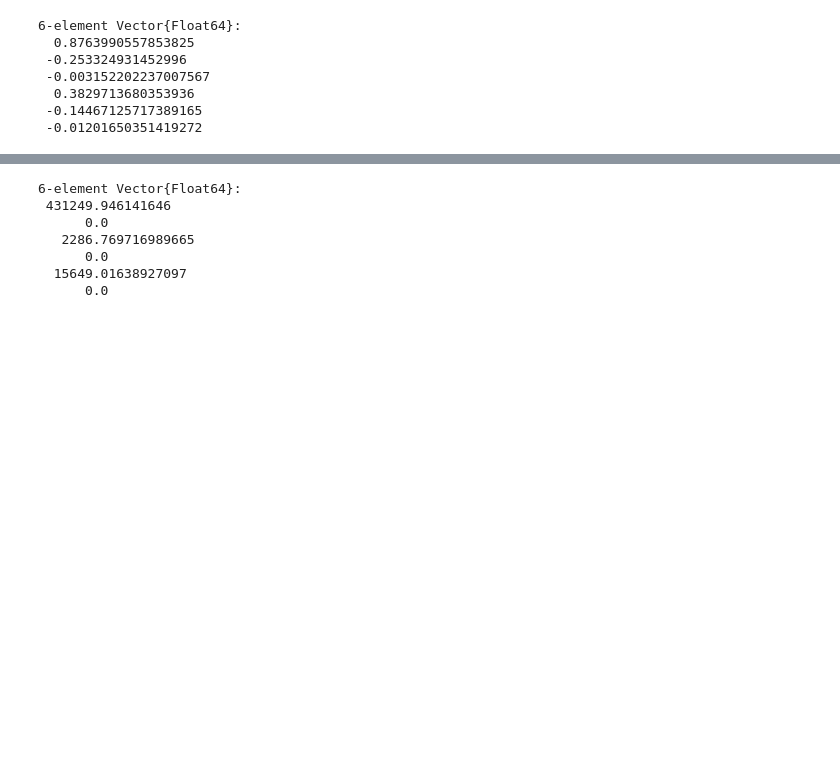
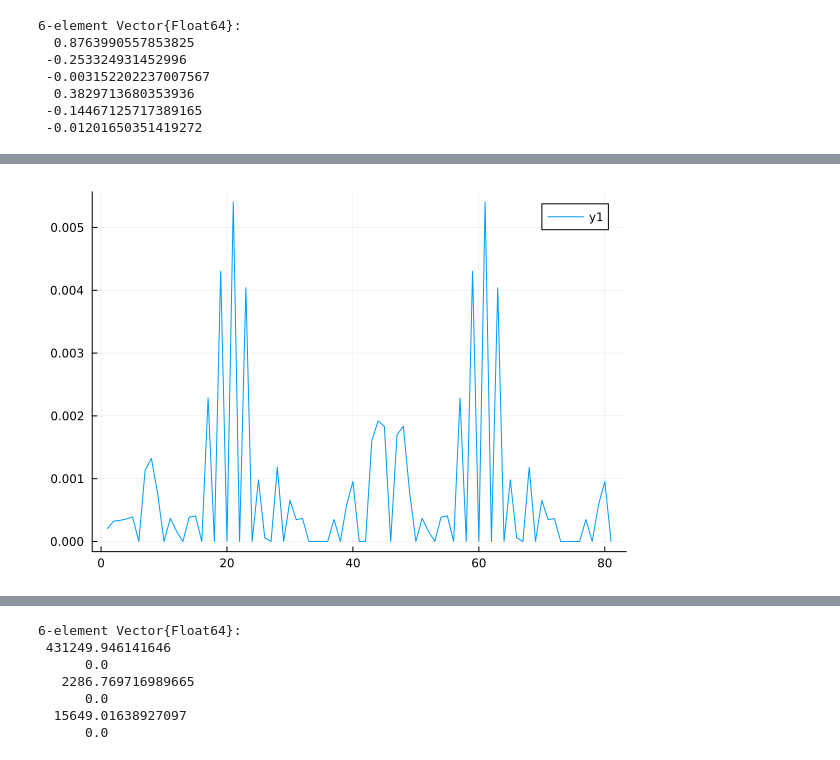
Before and after one commit to vegaf1/convex_mpc_stationkeeping, a Jupyter notebook: convex_mpc_stationkeeping_final_working_clean_testing_rescaled_secondordercorrection.ipynb, the cells around one changed output, grey strips where cells are left out. Cells and saved outputs as stored; diff of their text form; code cells hidden in the pictures; blank space fills up the shorter version.

```diff
--- a/convex_mpc_stationkeeping_final_working_clean_testing_rescaled_secondordercorrection.ipynb
+++ b/convex_mpc_stationkeeping_final_working_clean_testing_rescaled_secondordercorrection.ipynb
@@ -2460,0 +2400,4 @@ plot(constraint_bool)
+# %%
+plot(constraint_satisfied)
+# %% [output]
+[figure, added]
```
Also changed, not shown: parts of 134 cells of this notebook.
